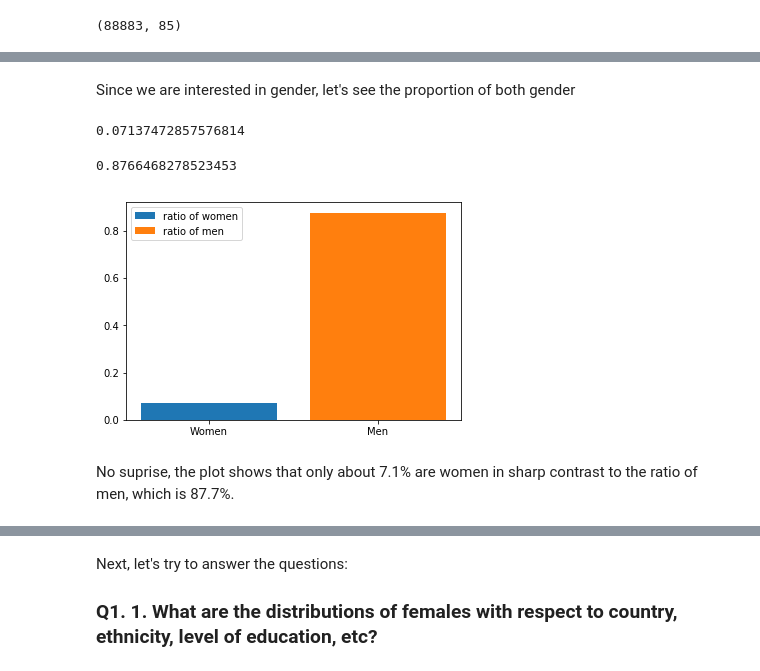
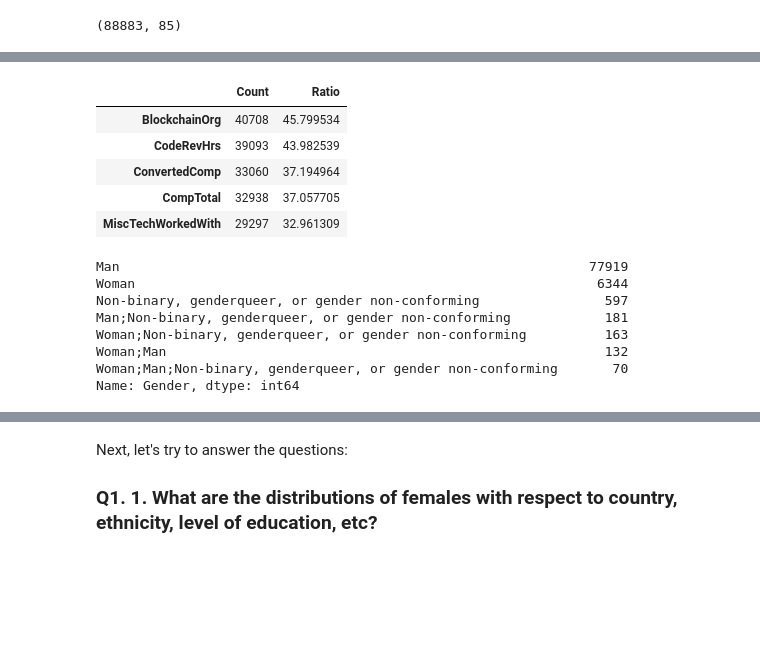
Before and after one commit to Lamasheg/stackoverflow_survey_2019, a Jupyter notebook: stackoverflow_survey.ipynb, the cells around one changed output, grey strips where cells are left out. Cells and saved outputs as stored; diff of their text form; code cells hidden in the pictures; blank space fills up the shorter version.

```diff
--- a/stackoverflow_survey.ipynb
+++ b/stackoverflow_survey.ipynb
@@ -55,26 +56,33 @@ The dataset has 88883 rows and 85 columns, let's take a look at missing values.
-# %% [markdown]
-Since we are interested in gender, let's see the proportion of both gender
-# %%
-# ratio of women taking survey
-ratio_women = (sof['Gender']=='Woman').sum()/sof.shape[0]
-ratio_women
-# %% [output]
-0.07137472857576814
-# %%
-# ratio of men taking survey
-ratio_men = (sof['Gender']=='Man').sum()/sof.shape[0]
-ratio_men
-# %% [output]
-0.8766468278523453
-# %%
-# Plot the ratios
-fig, ax = plt.subplots()
-ax.bar('Women',ratio_women, label="ratio of women")
-ax.bar('Men', ratio_men, label="ratio of men")
-ax.legend()
-
-plt.show()
-# %% [output]
-[figure, removed]
-# %% [markdown]
-No suprise, the plot shows that only about 7.1% are women in sharp contrast to the ratio of men, which is 87.7%.
+# %%
+def missing_ratio(df):
+    '''
+    INPUT:
+        - df : data frame to check
+    OUTPUT:
+        - new_df : new dataframe with counts and ratio of missing values in each category
+    '''
+
+    count = df.isnull().sum().sort_values(ascending = False)
+    ratio = (df.isnull().sum()/df.isnull().count()*100).sort_values(ascending = False)
+    new_df = pd.concat([count, ratio], axis=1, keys=['Count', 'Ratio'])
+    return new_df
+p.missing_ratio(sof).head()
+# %% [output]
+|  | Count | Ratio |
+| BlockchainOrg | 40708 | 45.799534 |
+| CodeRevHrs | 39093 | 43.982539 |
+| ConvertedComp | 33060 | 37.194964 |
+| CompTotal | 32938 | 37.057705 |
+| MiscTechWorkedWith | 29297 | 32.961309 |
+# %%
+gender = sof['Gender'].value_counts()
+gender
+# %% [output]
+Man                                                            77919
+Woman                                                           6344
+Non-binary, genderqueer, or gender non-conforming                597
+Man;Non-binary, genderqueer, or gender non-conforming            181
+Woman;Non-binary, genderqueer, or gender non-conforming          163
+Woman;Man                                                        132
+Woman;Man;Non-binary, genderqueer, or gender non-conforming       70
+Name: Gender, dtype: int64
```
Also changed, not shown: parts of 11 cells of this notebook.
